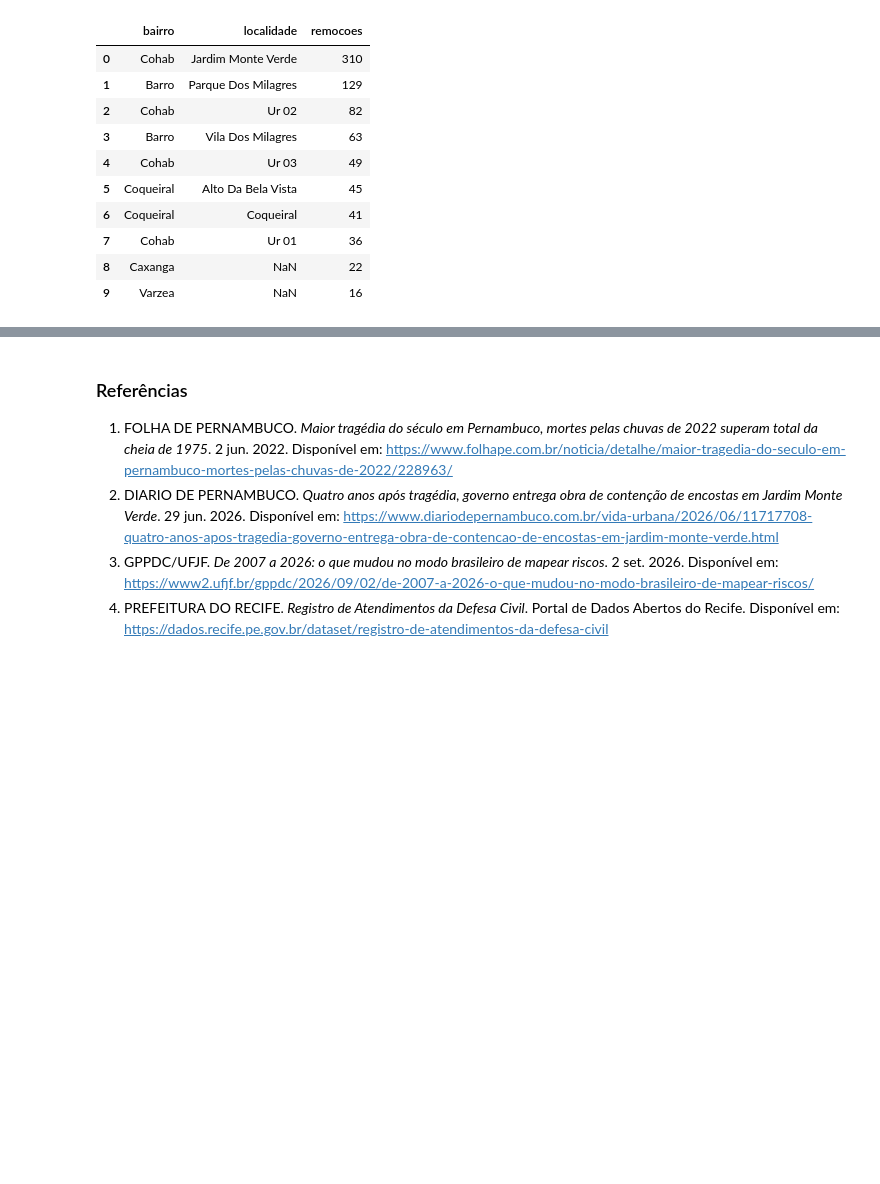
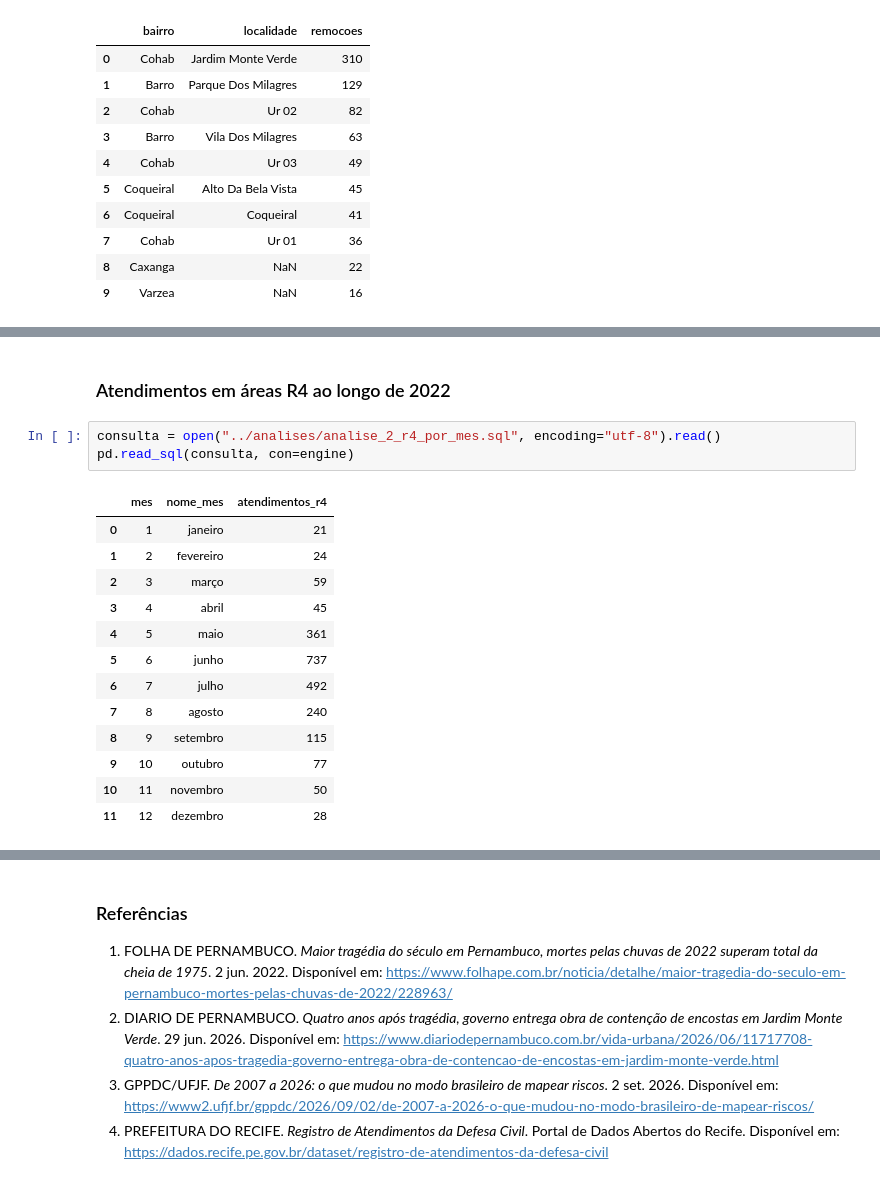
Before and after one commit to mathgoestech/pipeline-defesa-civil-recife, a Jupyter notebook: analises/analise_2_risco_x_tipo_acao.ipynb, the cells around one changed output, grey strips where cells are left out. Cells and saved outputs as stored; diff of their text form; blank space fills up the shorter version.

```diff
--- a/analises/analise_2_risco_x_tipo_acao.ipynb
+++ b/analises/analise_2_risco_x_tipo_acao.ipynb
@@ -125,0 +149,19 @@ remocoes
+# %% [markdown]
+### Atendimentos em áreas R4 ao longo de 2022
+# %%
+consulta = open("../analises/analise_2_r4_por_mes.sql", encoding="utf-8").read()
+pd.read_sql(consulta, con=engine)
+# %% [output]
+|  | mes | nome_mes | atendimentos_r4 |
+| 0 | 1 | janeiro | 21 |
+| 1 | 2 | fevereiro | 24 |
+| 2 | 3 | março | 59 |
+| 3 | 4 | abril | 45 |
+| 4 | 5 | maio | 361 |
+| 5 | 6 | junho | 737 |
+| 6 | 7 | julho | 492 |
+| 7 | 8 | agosto | 240 |
+| 8 | 9 | setembro | 115 |
+| 9 | 10 | outubro | 77 |
+| 10 | 11 | novembro | 50 |
+| 11 | 12 | dezembro | 28 |
```
Also changed, not shown: parts of 9 cells of this notebook, 1 other file.
